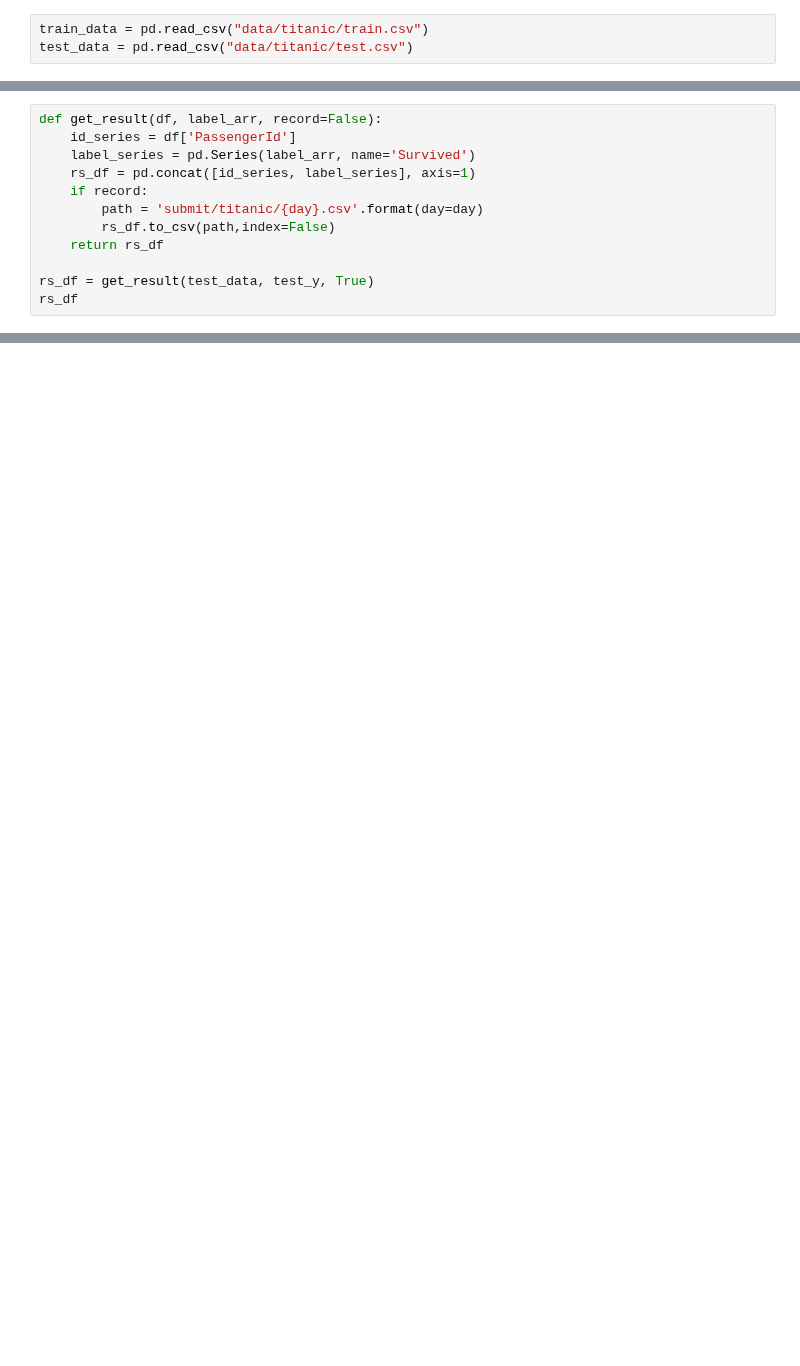
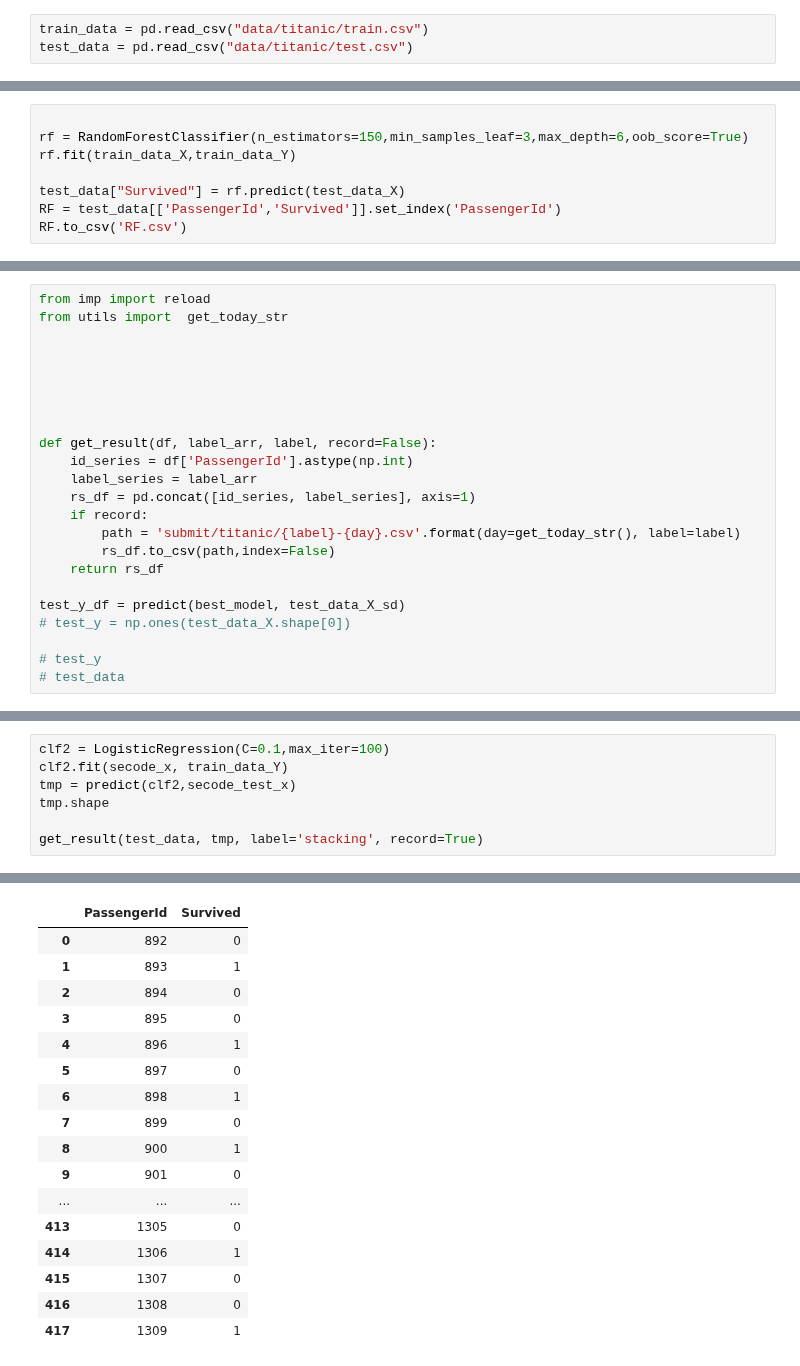
Before and after one commit to jerrychen1990/kaggle, a Jupyter notebook: titanic.ipynb, the cells around one changed output, grey strips where cells are left out. Saved outputs shown, nothing was run; the diff lists cells and outputs as text; blank space fills up the shorter version.

```diff
--- a/titanic.ipynb
+++ b/titanic.ipynb
@@ -100,0 +409,8 @@ day = datetime.strftime(datetime.today(), '%Y%m%d')
+# %%
+
+rf = RandomForestClassifier(n_estimators=150,min_samples_leaf=3,max_depth=6,oob_score=True)
+rf.fit(train_data_X,train_data_Y)
+
+test_data["Survived"] = rf.predict(test_data_X)
+RF = test_data[['PassengerId','Survived']].set_index('PassengerId')
+RF.to_csv('RF.csv')
@@ -101,13 +521,24 @@ day = datetime.strftime(datetime.today(), '%Y%m%d')
 # %%
-def get_result(df, label_arr, record=False):
-    id_series = df['PassengerId']
-    label_series = pd.Series(label_arr, name='Survived')
+from imp import reload
+from utils import  get_today_str
+
+
+
+
+
+
+def get_result(df, label_arr, label, record=False):
+    id_series = df['PassengerId'].astype(np.int)
+    label_series = label_arr
     rs_df = pd.concat([id_series, label_series], axis=1)
     if record:
-        path = 'submit/titanic/{day}.csv'.format(day=day)
+        path = 'submit/titanic/{label}-{day}.csv'.format(day=get_today_str(), label=label)
         rs_df.to_csv(path,index=False)
     return rs_df
 
-rs_df = get_result(test_data, test_y, True)
-rs_df
+test_y_df = predict(best_model, test_data_X_sd)
+# test_y = np.ones(test_data_X.shape[0])
+
+# test_y
+# test_data
 # %% [output]
@@ -143,0 +588,8 @@ rs_df.describe()
+# %%
+clf2 = LogisticRegression(C=0.1,max_iter=100)
+clf2.fit(secode_x, train_data_Y)
+tmp = predict(clf2,secode_test_x)
+tmp.shape
+
+get_result(test_data, tmp, label='stacking', record=True)
+# %% [output]
@@ -143,0 +602,17 @@ rs_df.describe()
+|  | PassengerId | Survived |
+| 0 | 892 | 0 |
+| 1 | 893 | 1 |
+| 2 | 894 | 0 |
+| 3 | 895 | 0 |
+| 4 | 896 | 1 |
+| 5 | 897 | 0 |
+| 6 | 898 | 1 |
+| 7 | 899 | 0 |
+| 8 | 900 | 1 |
+| 9 | 901 | 0 |
+| ... | ... | ... |
+| 413 | 1305 | 0 |
+| 414 | 1306 | 1 |
+| 415 | 1307 | 0 |
+| 416 | 1308 | 0 |
+| 417 | 1309 | 1 |
```
Also changed, not shown: parts of 26 cells of this notebook, 10 other files.
